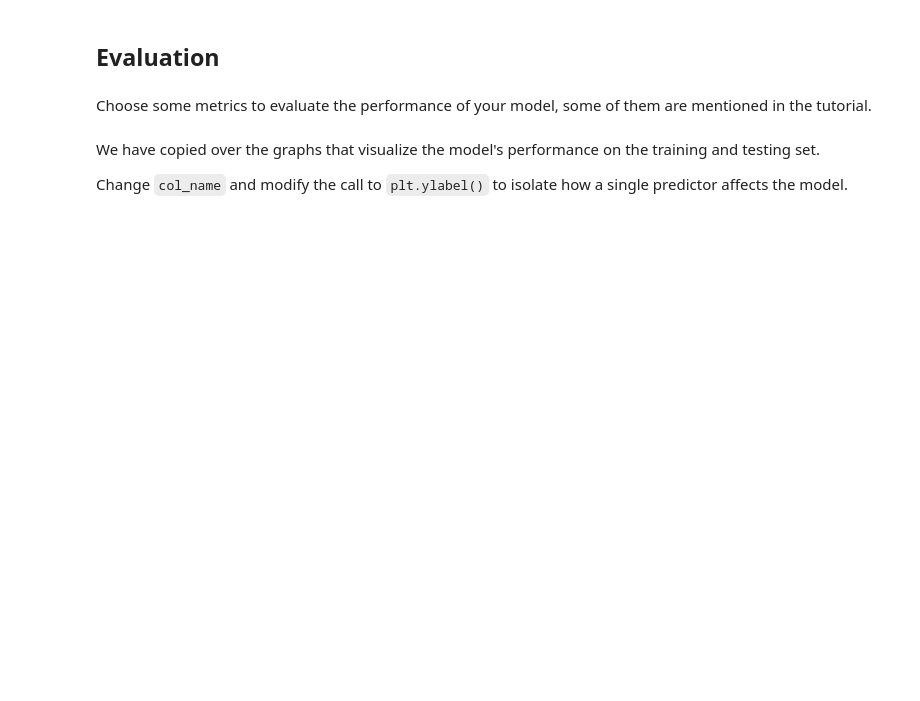
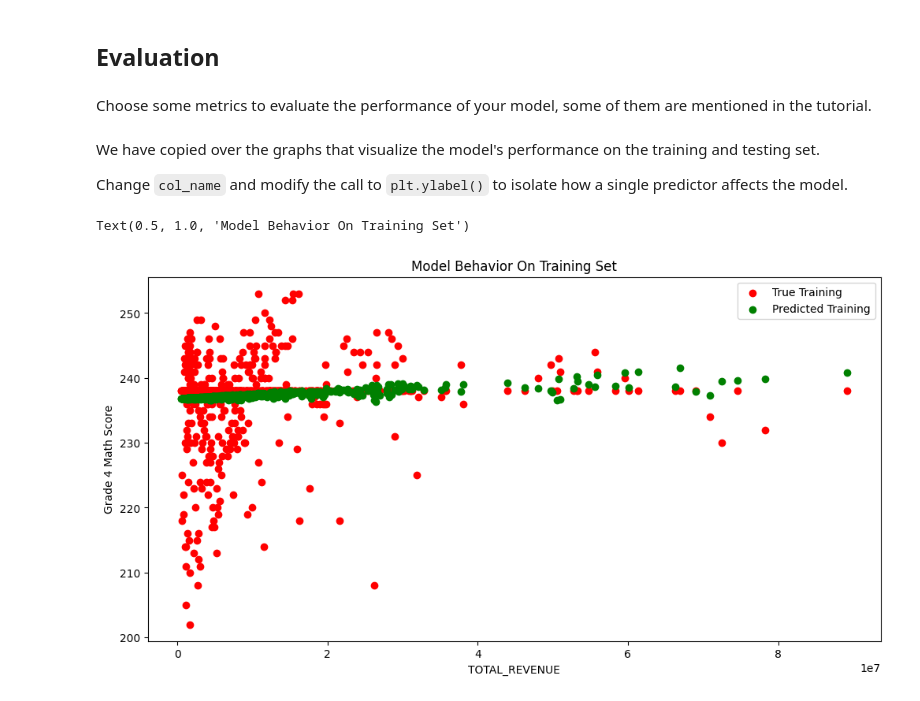
Before and after one commit to dkimumich/MDST-Tutorial, a Jupyter notebook: tutorial1/checkpoint1.ipynb, the cells around one changed output. Cells and saved outputs as stored; diff of their text form; code cells hidden in the pictures; blank space fills up the shorter version.

```diff
--- a/tutorial1/checkpoint1.ipynb
+++ b/tutorial1/checkpoint1.ipynb
@@ -122,3 +182,8 @@ from sklearn.model_selection import train_test_split
+# %%
+X = su[['TOTAL_REVENUE' , "FEDERAL_REVENUE"]].dropna()
+y = su.loc[X.index]['AVG_MATH_4_SCORE']
+# %%
+y.fillna(y.median(), inplace=True)
 # %%
-# X_train, X_test, y_train, y_test = train_test_split(
-#      X, y, test_size=, random_state=42)
+X_train, X_test, y_train, y_test = train_test_split(
+     X, y, test_size=0.3 , random_state=0)
@@ -131,5 +199,5 @@ ML Models [Resource](https://medium.com/@vijaya.beeravalli/comparison-of-machine
 # %%
 # create your model here
-# model =
+model = LinearRegression()
 # %%
 model.fit(X_train, y_train)
@@ -144,14 +217,17 @@ We have copied over the graphs that visualize the model's performance on the tra
 
 Change `col_name` and modify the call to `plt.ylabel()` to isolate how a single predictor affects the model.
 # %%
-# col_name = 'COLUMN NAME OF ONE PREDICTOR'
+col_name = 'TOTAL_REVENUE'
 
-# f = plt.figure(figsize=(12,6))
-# plt.scatter(X_train[col_name], y_train, color = "red")
-# plt.scatter(X_train[col_name], model.predict(X_train), color = "green")
+f = plt.figure(figsize=(12,6))
+plt.scatter(X_train[col_name], y_train, color = "red")
+plt.scatter(X_train[col_name], model.predict(X_train), color = "green")
 
-# plt.legend(['True Training','Predicted Training'])
-# plt.xlabel(col_name)
-# plt.ylabel('NAME OF THE PREDICTOR')
-# plt.title("Model Behavior On Training Set")
+plt.legend(['True Training','Predicted Training'])
+plt.xlabel(col_name)
+plt.ylabel('Grade 4 Math Score')
+plt.title("Model Behavior On Training Set")
+# %% [output]
+Text(0.5, 1.0, 'Model Behavior On Training Set')
+[figure, added]
 # %%
```
Also changed, not shown: parts of 28 cells of this notebook, 2 other files.
